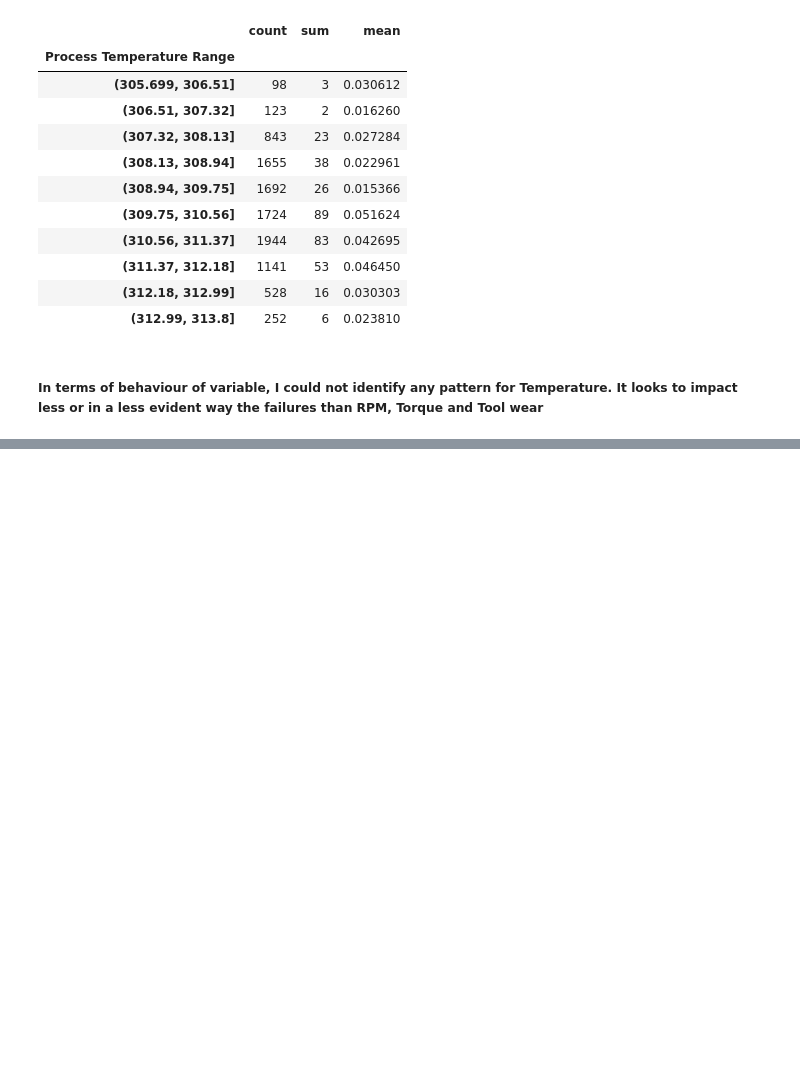
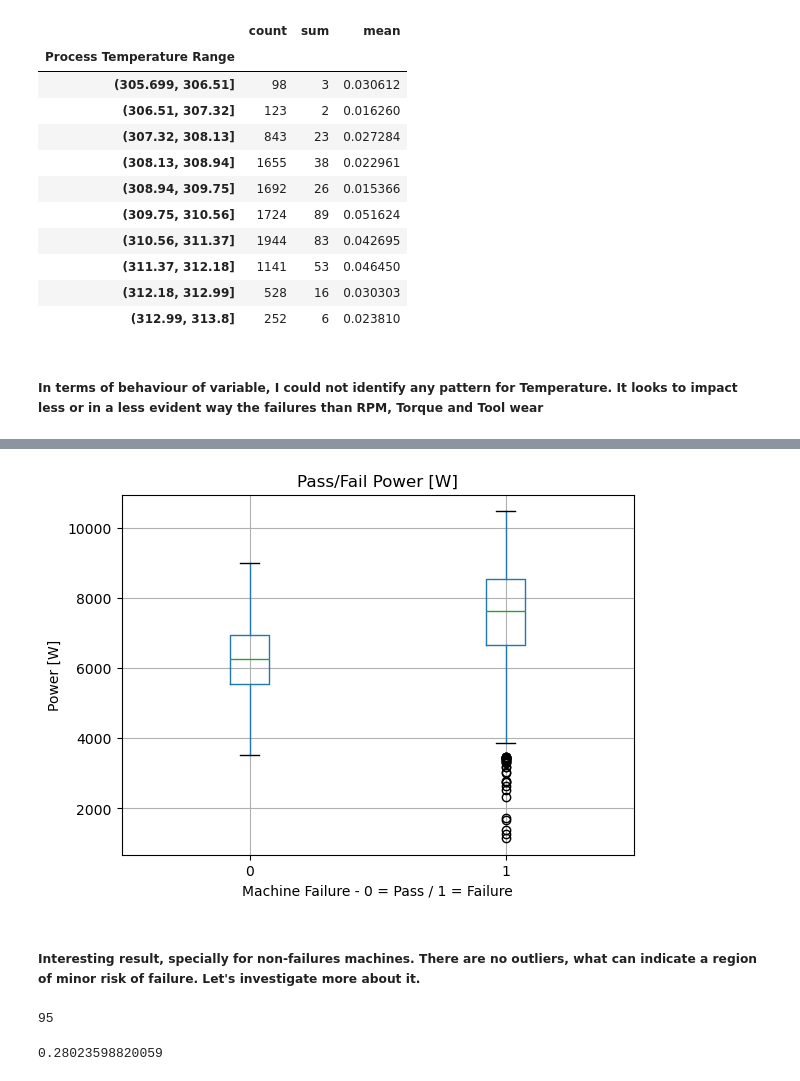
Before and after one commit to LucasMeloPedro/ai4i-predictive_maintenance, a Jupyter notebook: Predictive_maintenance.ipynb, the cells around one changed output, grey strips where cells are left out. Drawn from its saved outputs; the diff is of its cells as text; code cells hidden in the pictures; blank space fills up the shorter version.

Commit message:
Add Power feature and investigate it

```diff
--- a/Predictive_maintenance.ipynb
+++ b/Predictive_maintenance.ipynb
@@ -457,0 +460,4 @@ df.groupby('Process Temperature Range', observed = True)['Machine failure'].agg(
+# %%
+# Create a column that relates Torque and RPM
+df['Power [W]'] = (df['Torque [Nm]'] * ((2 * np.pi * df['Rotational speed [rpm]']) / 60))
+df.head()
@@ -457,0 +479,22 @@ df.groupby('Process Temperature Range', observed = True)['Machine failure'].agg(
+# %%
+# Investigate Power
+df.boxplot(column='Power [W]', by='Machine failure')
+plt.title(f'Pass/Fail Power [W]')
+plt.suptitle('')
+plt.xlabel('Machine Failure - 0 = Pass / 1 = Failure')
+plt.ylabel('Power [W]')
+plt.show()
+# %% [output]
+[figure, added]
+# %% [markdown]
+##### Interesting result, specially for non-failures machines. There are no outliers, what can indicate a region of minor risk of failure. Let's investigate more about it.
+# %%
+# How many failures are out of the "safe" power range?
+((df['Power [W]'] < 3515) | (df['Power [W]'] > 8998.1)).sum()
+# %% [output]
+95
+# %%
+# In proportion, how much failure happen out of the "safe" power range?
+95 / df['Machine failure'].sum()
+# %% [output]
+0.28023598820059
```
Also changed, not shown: parts of 3 cells of this notebook.
